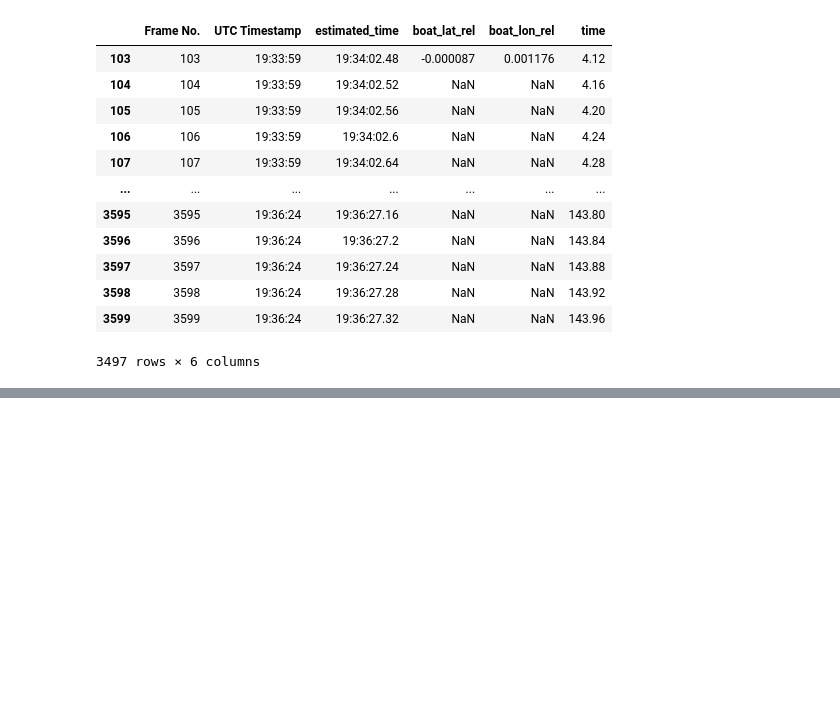
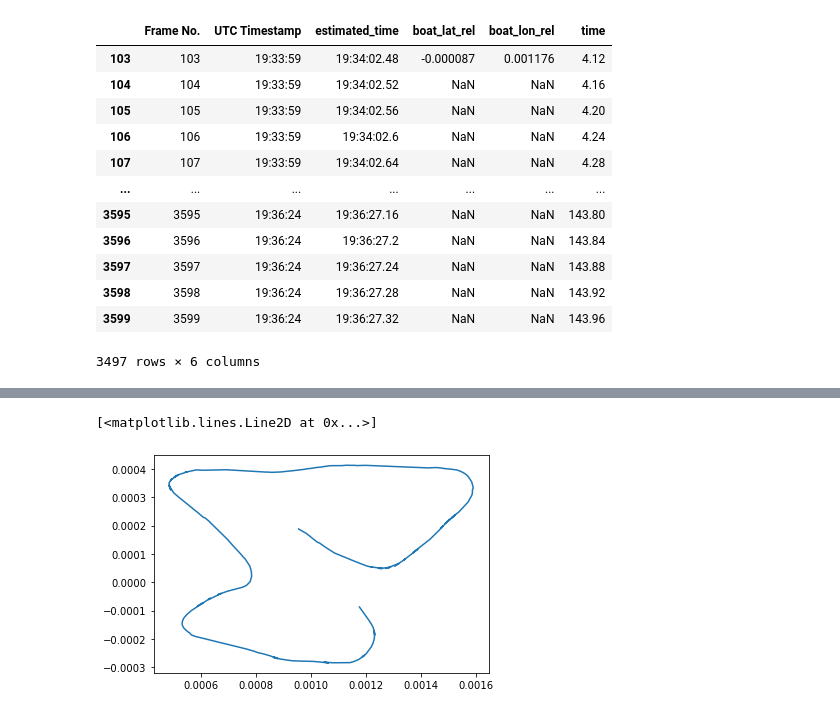
Before and after one commit to Blair-Johnson/crowsnest, a Jupyter notebook: cleaned_gps/6/System_Solve.ipynb, the cells around one changed output, grey strips where cells are left out. Drawn from its saved outputs; the diff is of its cells as text; code cells hidden in the pictures; blank space fills up the shorter version.

```diff
--- a/cleaned_gps/6/System_Solve.ipynb
+++ b/cleaned_gps/6/System_Solve.ipynb
@@ -140,0 +175,5 @@ filt = GPSFilter(2,'./motion_coefficients.csv')
+# %%
+plt.plot(data_filt.boat_lon_rel,data_filt.boat_lat_rel)
+# %% [output]
+[<matplotlib.lines.Line2D at 0x...>]
+[figure, added]
```
Also changed, not shown: parts of 10 cells of this notebook, 1 other file.
